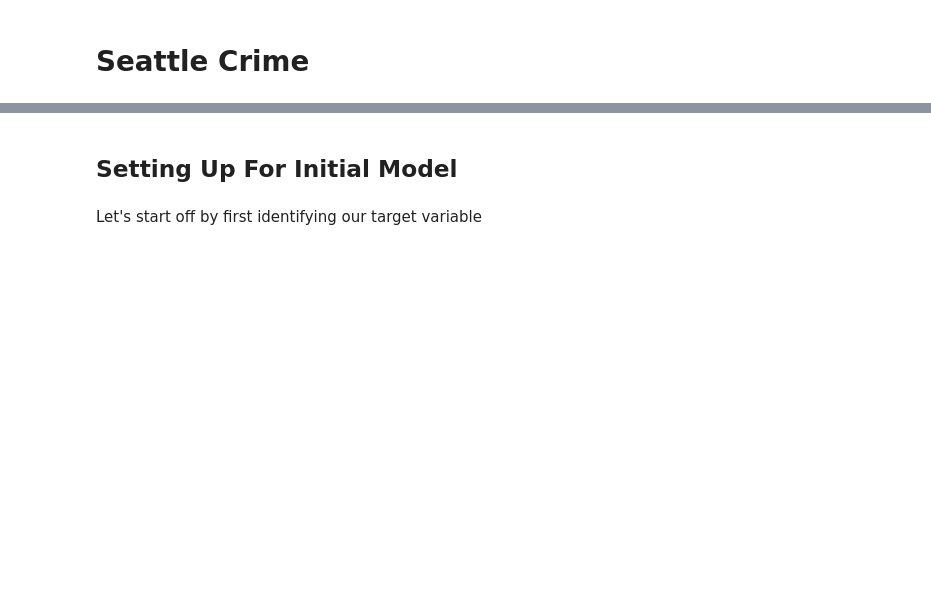
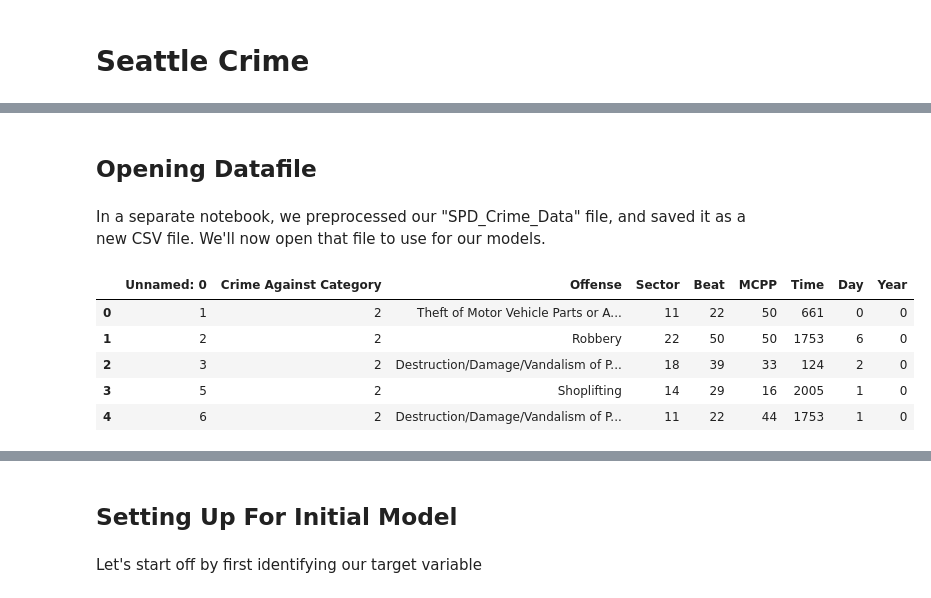
Before and after one commit to aharri123/Seattle-Crime, a Jupyter notebook: Seattle-Crime.ipynb, the cells around one changed output, grey strips where cells are left out. Saved outputs shown, nothing was run; the diff lists cells and outputs as text; code cells hidden in the pictures; blank space fills up the shorter version.

```diff
--- a/Seattle-Crime.ipynb
+++ b/Seattle-Crime.ipynb
@@ -17,2 +21,16 @@ import time
 # %%
 start_time = time.time()
+# %% [markdown]
+## Opening Datafile ##
+# %% [markdown]
+In a separate notebook, we preprocessed our "SPD_Crime_Data" file, and saved it as a new CSV file. We'll now open that file to use for our models.
+# %%
+df = pd.read_csv("preprocessed_data.csv")
+df.head()
+# %% [output]
+|  | Unnamed: 0 | Crime Against Category | Offense | Sector | Beat | MCPP | Time | Day | Year |
+| 0 | 1 | 2 | Theft of Motor Vehicle Parts or A... | 11 | 22 | 50 | 661 | 0 | 0 |
+| 1 | 2 | 2 | Robbery | 22 | 50 | 50 | 1753 | 6 | 0 |
+| 2 | 3 | 2 | Destruction/Damage/Vandalism of P... | 18 | 39 | 33 | 124 | 2 | 0 |
+| 3 | 5 | 2 | Shoplifting | 14 | 29 | 16 | 2005 | 1 | 0 |
+| 4 | 6 | 2 | Destruction/Damage/Vandalism of P... | 11 | 22 | 44 | 1753 | 1 | 0 |
```
Also changed, not shown: parts of 22 cells of this notebook.
